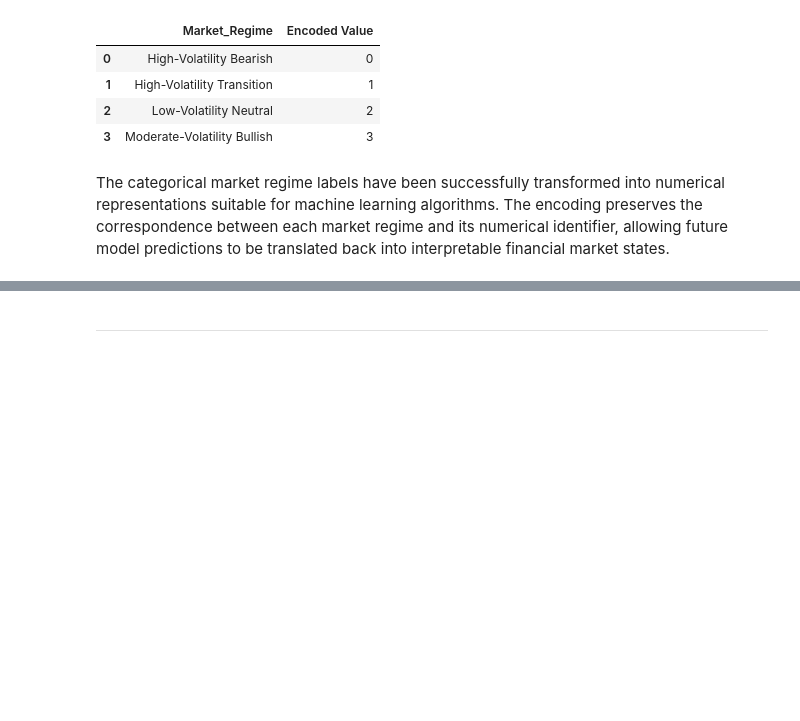
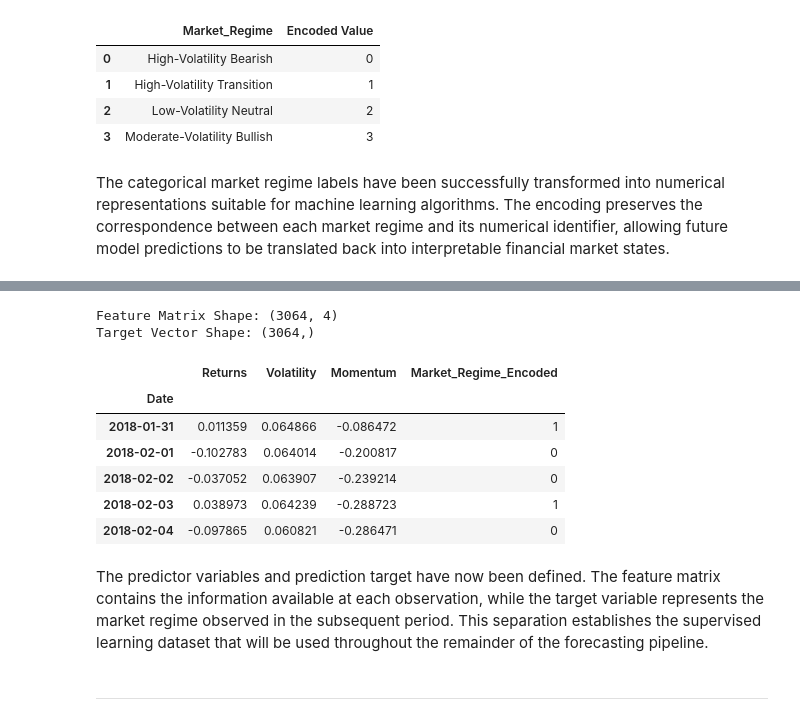
Before and after one commit to GaelRendon/Financial-market-regime-detetcion-system, a Jupyter notebook: notebooks/07_market_regime_forecastng.ipynb, the cells around one changed output, grey strips where cells are left out. Drawn from its saved outputs; the diff is of its cells as text; code cells hidden in the pictures; blank space fills up the shorter version.

```diff
--- a/notebooks/07_market_regime_forecastng.ipynb
+++ b/notebooks/07_market_regime_forecastng.ipynb
@@ -229,3 +191,41 @@ The categorical market regime labels have been successfully transformed into num
+# %%
+# ==========================================
+# Select Features and Target
+# ==========================================
+
+# Predictor variables
+FEATURE_COLUMNS = [
+    "Returns",
+    "Volatility",
+    "Momentum",
+    "Market_Regime_Encoded"
+]
+
+# Predictor target
+TARGET_COLUMN = "Next_Market_Regime_Encoded"
+
+# Separate predictors and target
+x = forecast_df[FEATURE_COLUMNS].copy()
+y = forecast_df[TARGET_COLUMN].copy()
+
+# Display dimensions
+print(f"Feature Matrix Shape: {x.shape}")
+print(f"Target Vector Shape: {y.shape}")
+
+# Preview predictors
+x.head()
+# %% [output]
+Feature Matrix Shape: (3064, 4)
+Target Vector Shape: (3064,)
+|  | Returns | Volatility | Momentum | Market_Regime_Encoded |
+| Date |  |  |  |  |
+| 2018-01-31 | 0.011359 | 0.064866 | -0.086472 | 1 |
+| 2018-02-01 | -0.102783 | 0.064014 | -0.200817 | 0 |
+| 2018-02-02 | -0.037052 | 0.063907 | -0.239214 | 0 |
+| 2018-02-03 | 0.038973 | 0.064239 | -0.288723 | 1 |
+| 2018-02-04 | -0.097865 | 0.060821 | -0.286471 | 0 |
+# %% [markdown]
+The predictor variables and prediction target have now been defined. The feature matrix contains the information available at each observation, while the target variable represents the market regime observed in the subsequent period. This separation establishes the supervised learning dataset that will be used throughout the remainder of the forecasting pipeline.
 # %% [markdown]
 -----
 # %% [markdown]
```
Also changed, not shown: parts of 10 cells of this notebook.
